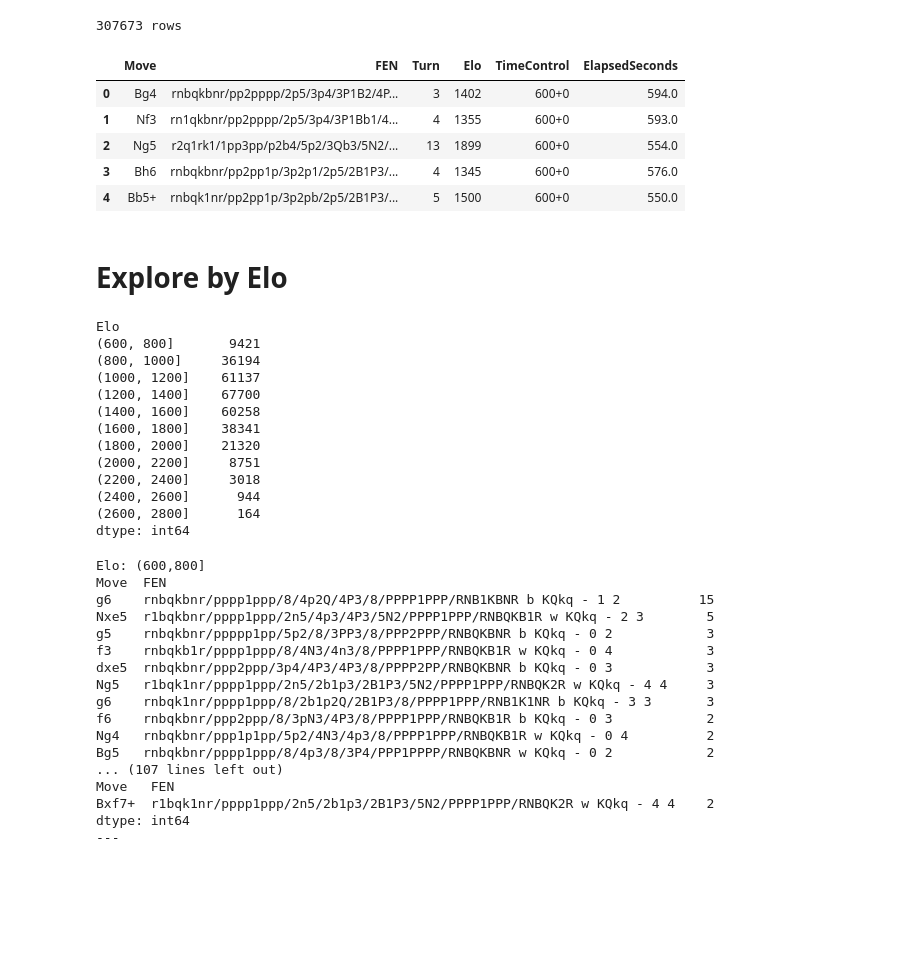
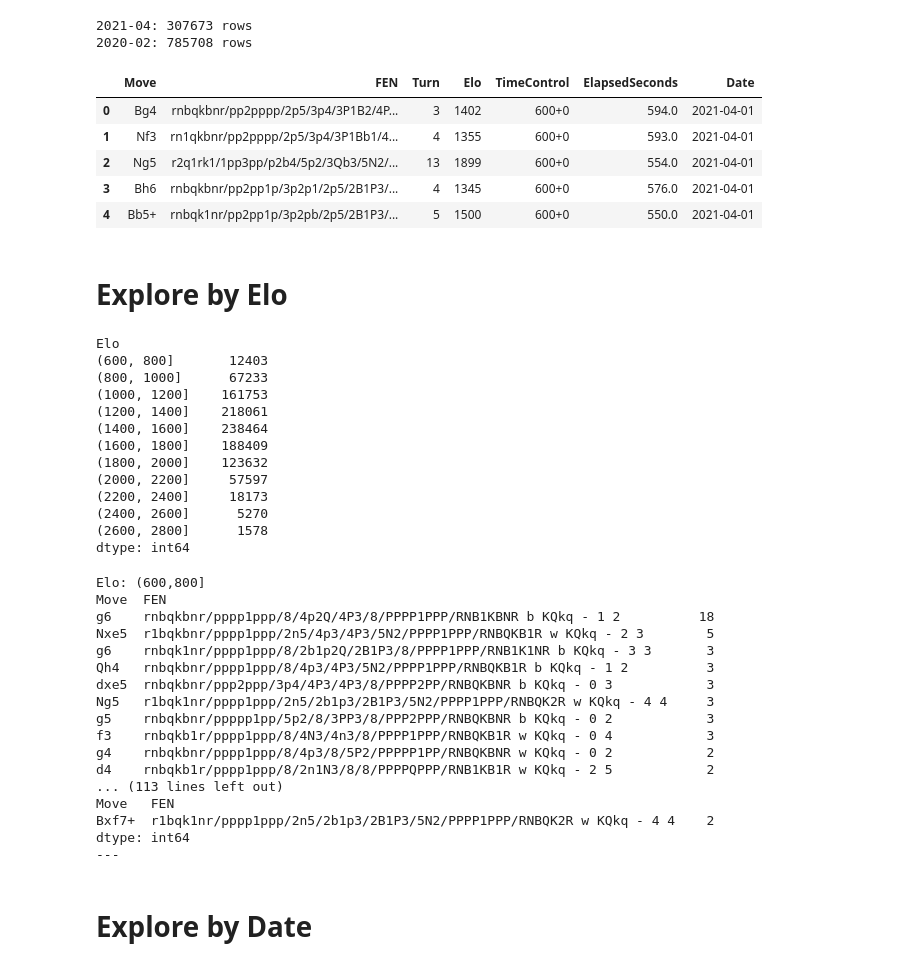
Before and after one commit to jartigag/chess-blunders, a Jupyter notebook: notebooks/1.0-jartigag-explore_interim_data.ipynb, the cells around one changed output. Cells and saved outputs as stored; diff of their text form; code cells hidden in the pictures; blank space fills up the shorter version.

```diff
--- a/notebooks/1.0-jartigag-explore_interim_data.ipynb
+++ b/notebooks/1.0-jartigag-explore_interim_data.ipynb
@@ -4,17 +5,28 @@ import numpy as np
 # %%
 import glob
-df_data = pd.concat(map(pd.read_csv,
-                        glob.glob('../data/interim/*lichess_db_standard_rated_2021-04.eval.blunders.csv')))
-print(len(df_data),"rows")
+
+df_data202104 = pd.concat(map(pd.read_csv,
+                        glob.glob('../data/interim/*lichess_db_standard_rated_2021-04*eval.blunders.csv')))
+print("2021-04:",len(df_data202104),"rows")
+df_data202104['Date'] = pd.to_datetime('2021-04')
+
+df_data202002 = pd.concat(map(pd.read_csv,
+                        glob.glob('../data/interim/*lichess_db_standard_rated_2020-02*eval.blunders.csv')))
+print("2020-02:",len(df_data202002),"rows")
+df_data202002['Date'] = pd.to_datetime('2020-02')
+
+df_data = pd.concat([df_data202104, df_data202002])
+
 df_data.head()
 # %% [output]
-307673 rows
+2021-04: 307673 rows
+2020-02: 785708 rows
-|  | Move | FEN | Turn | Elo | TimeControl | ElapsedSeconds |
-| 0 | Bg4 | rnbqkbnr/pp2pppp/2p5/3p4/3P1B2/4P... | 3 | 1402 | 600+0 | 594.0 |
-| 1 | Nf3 | rn1qkbnr/pp2pppp/2p5/3p4/3P1Bb1/4... | 4 | 1355 | 600+0 | 593.0 |
-| 2 | Ng5 | r2q1rk1/1pp3pp/p2b4/5p2/3Qb3/5N2/... | 13 | 1899 | 600+0 | 554.0 |
-| 3 | Bh6 | rnbqkbnr/pp2pp1p/3p2p1/2p5/2B1P3/... | 4 | 1345 | 600+0 | 576.0 |
-| 4 | Bb5+ | rnbqk1nr/pp2pp1p/3p2pb/2p5/2B1P3/... | 5 | 1500 | 600+0 | 550.0 |
+|  | Move | FEN | Turn | Elo | TimeControl | ElapsedSeconds | Date |
+| 0 | Bg4 | rnbqkbnr/pp2pppp/2p5/3p4/3P1B2/4P... | 3 | 1402 | 600+0 | 594.0 | 2021-04-01 |
+| 1 | Nf3 | rn1qkbnr/pp2pppp/2p5/3p4/3P1Bb1/4... | 4 | 1355 | 600+0 | 593.0 | 2021-04-01 |
+| 2 | Ng5 | r2q1rk1/1pp3pp/p2b4/5p2/3Qb3/5N2/... | 13 | 1899 | 600+0 | 554.0 | 2021-04-01 |
+| 3 | Bh6 | rnbqkbnr/pp2pp1p/3p2p1/2p5/2B1P3/... | 4 | 1345 | 600+0 | 576.0 | 2021-04-01 |
+| 4 | Bb5+ | rnbqk1nr/pp2pp1p/3p2pb/2p5/2B1P3/... | 5 | 1500 | 600+0 | 550.0 | 2021-04-01 |
 # %% [markdown]
 # Explore by Elo
 # %%
@@ -22,17 +34,17 @@ grouped_by_elo = df_data.groupby( pd.cut(df_data['Elo'], np.arange(600, 3000, 20
 grouped_by_elo.size()
 # %% [output]
 Elo
-(600, 800]       9421
-(800, 1000]     36194
-(1000, 1200]    61137
-(1200, 1400]    67700
-(1400, 1600]    60258
-(1600, 1800]    38341
-(1800, 2000]    21320
-(2000, 2200]     8751
-(2200, 2400]     3018
-(2400, 2600]      944
-(2600, 2800]      164
+(600, 800]       12403
+(800, 1000]      67233
+(1000, 1200]    161753
+(1200, 1400]    218061
+(1400, 1600]    238464
+(1600, 1800]    188409
+(1800, 2000]    123632
+(2000, 2200]     57597
+(2200, 2400]     18173
+(2400, 2600]      5270
+(2600, 2800]      1578
 dtype: int64
 # %%
 for low_thr in range(600,2600,200):
@@ -44,18 +56,20 @@ for low_thr in range(600,2600,200):
 # %% [output]
 Elo: (600,800]
 Move  FEN
-g6    rnbqkbnr/pppp1ppp/8/4p2Q/4P3/8/PPPP1PPP/RNB1KBNR b KQkq - 1 2          15
+g6    rnbqkbnr/pppp1ppp/8/4p2Q/4P3/8/PPPP1PPP/RNB1KBNR b KQkq - 1 2          18
 Nxe5  r1bqkbnr/pppp1ppp/2n5/4p3/4P3/5N2/PPPP1PPP/RNBQKB1R w KQkq - 2 3        5
+g6    rnbqk1nr/pppp1ppp/8/2b1p2Q/2B1P3/8/PPPP1PPP/RNB1K1NR b KQkq - 3 3       3
+Qh4   rnbqkbnr/pppp1ppp/8/4p3/4P3/5N2/PPPP1PPP/RNBQKB1R b KQkq - 1 2          3
+dxe5  rnbqkbnr/ppp2ppp/3p4/4P3/4P3/8/PPPP2PP/RNBQKBNR b KQkq - 0 3            3
+Ng5   r1bqk1nr/pppp1ppp/2n5/2b1p3/2B1P3/5N2/PPPP1PPP/RNBQK2R w KQkq - 4 4     3
 g5    rnbqkbnr/ppppp1pp/5p2/8/3PP3/8/PPP2PPP/RNBQKBNR b KQkq - 0 2            3
 f3    rnbqkb1r/pppp1ppp/8/4N3/4n3/8/PPPP1PPP/RNBQKB1R w KQkq - 0 4            3
-dxe5  rnbqkbnr/ppp2ppp/3p4/4P3/4P3/8/PPPP2PP/RNBQKBNR b KQkq - 0 3            3
-Ng5   r1bqk1nr/pppp1ppp/2n5/2b1p3/2B1P3/5N2/PPPP1PPP/RNBQK2R w KQkq - 4 4     3
-g6    rnbqk1nr/pppp1ppp/8/2b1p2Q/2B1P3/8/PPPP1PPP/RNB1K1NR b KQkq - 3 3       3
-f6    rnbqkbnr/ppp2ppp/8/3pN3/4P3/8/PPPP1PPP/RNBQKB1R b KQkq - 0 3            2
-Ng4   rnbqkbnr/ppp1p1pp/5p2/4N3/4p3/8/PPPP1PPP/RNBQKB1R w KQkq - 0 4          2
-Bg5   rnbqkbnr/pppp1ppp/8/4p3/8/3P4/PPP1PPPP/RNBQKBNR w KQkq - 0 2            2
-... (107 lines left out)
+g4    rnbqkbnr/pppp1ppp/8/4p3/8/5P2/PPPPP1PP/RNBQKBNR w KQkq - 0 2            2
+d4    rnbqkb1r/pppp1ppp/8/2n1N3/8/8/PPPPQPPP/RNB1KB1R w KQkq - 2 5            2
+... (113 lines left out)
 Move   FEN
 Bxf7+  r1bqk1nr/pppp1ppp/2n5/2b1p3/2B1P3/5N2/PPPP1PPP/RNBQK2R w KQkq - 4 4    2
 dtype: int64
 ---
+# %% [markdown]
+# Explore by Date
```
Also changed, not shown: parts of 6 cells of this notebook, 2 other files.
